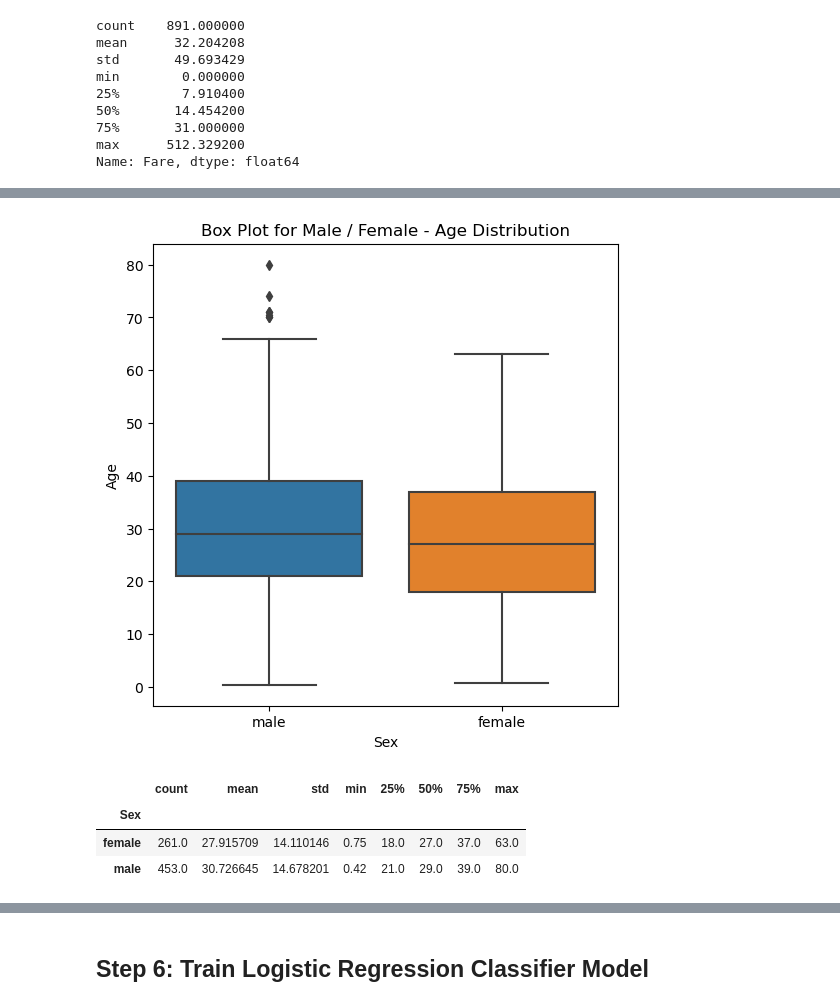
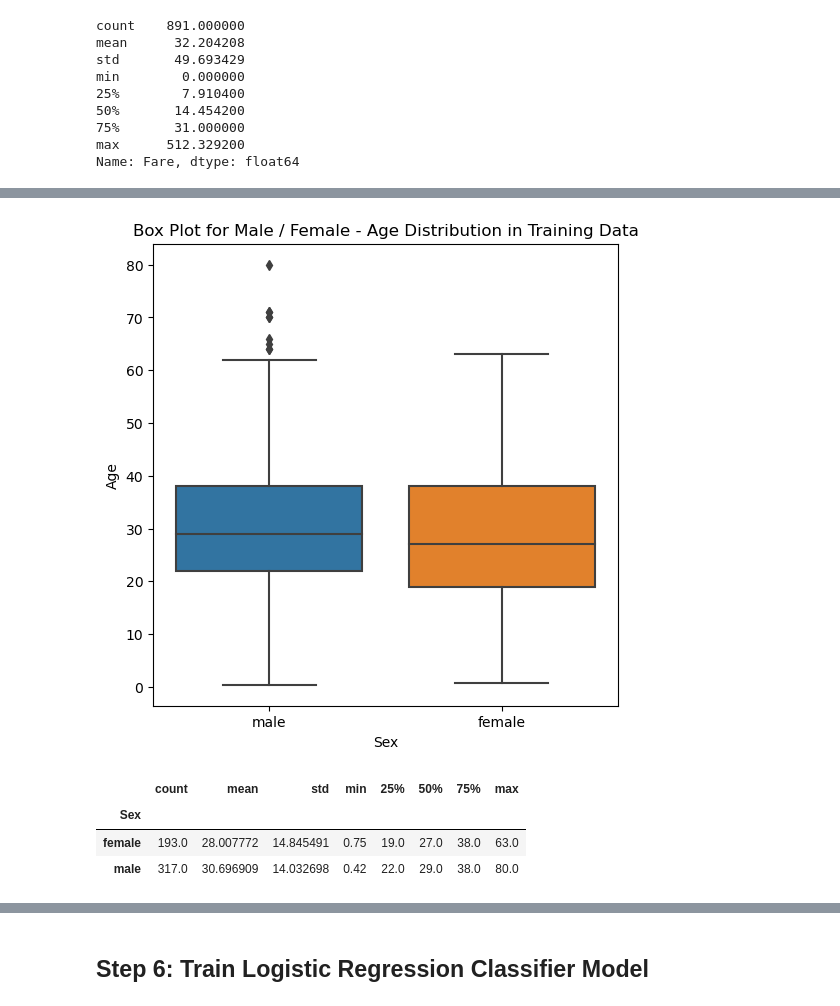
Before and after one commit to ersinsonmez/titanic_dataset, a Jupyter notebook: DASC591_NonThesisMasterTermProject_ErsinSONMEZ_Notebook.ipynb, the cells around one changed output, grey strips where cells are left out. Drawn from its saved outputs; the diff is of its cells as text; code cells hidden in the pictures.

```diff
--- a/DASC591_NonThesisMasterTermProject_ErsinSONMEZ_Notebook.ipynb
+++ b/DASC591_NonThesisMasterTermProject_ErsinSONMEZ_Notebook.ipynb
@@ -240,0 +266,4 @@ Name: Fare, dtype: float64
+# %%
+#Let's drop the target coloumn before we do train test split
+X = titanic_df.drop('Survived', axis = 1)
+y = titanic_df['Survived']
@@ -240,0 +274,3 @@ Name: Fare, dtype: float64
+# %%
+X_train_df = pd.DataFrame(X_train)
+X_train_df
@@ -268,3 +299,4 @@ titanic_df
 # %%
-# Let's drop the embarked, Ticket, passengerID, and Name as well
-titanic_df.drop(['Name', 'Ticket', 'Embarked', 'PassengerId'], axis = 1, inplace = True)
+# Let's drop the elements that we think will not have an effect from the training data set.
+X_train_df.drop(['Name', 'Ticket', 'Embarked', 'PassengerId','Cabin'], axis = 1, inplace = True)
+X_train_df
@@ -295,19 +325,19 @@ plt.show()
 # %%
-# Let's examine the male and female age distributions on the box plot!
+# Let's examine the male and female age distributions in training data!
 plt.figure(figsize=(6, 6))
 
-sns.boxplot(x = 'Sex', y = 'Age', data = titanic_df)
-plt.title('Box Plot for Male / Female - Age Distribution')
+sns.boxplot(x = 'Sex', y = 'Age', data = X_train_df)
+plt.title('Box Plot for Male / Female - Age Distribution in Training Data')
 plt.show()
 
 # Descriptive Statistics for "Sex"
-titanic_df.groupby("Sex").Age.describe()
+X_train_df.groupby("Sex").Age.describe()
 # %% [output]
-[figure, old version]
+[figure, new version]
 |  | count | mean | std | min | 25% | 50% | 75% | max |
 | Sex |  |  |  |  |  |  |  |  |
-| female | 261.0 | 27.915709 | 14.110146 | 0.75 | 18.0 | 27.0 | 37.0 | 63.0 |
-| male | 453.0 | 30.726645 | 14.678201 | 0.42 | 21.0 | 29.0 | 39.0 | 80.0 |
+| female | 193.0 | 28.007772 | 14.845491 | 0.75 | 19.0 | 27.0 | 38.0 | 63.0 |
+| male | 317.0 | 30.696909 | 14.032698 | 0.42 | 22.0 | 29.0 | 38.0 | 80.0 |
 # %%
 # This function was created to handle missing values, it writes averages to blank data for both genders.
 # Let's get the average age for female (~28) and male (~31)
```
Also changed, not shown: parts of 47 cells of this notebook, 1 other file.
